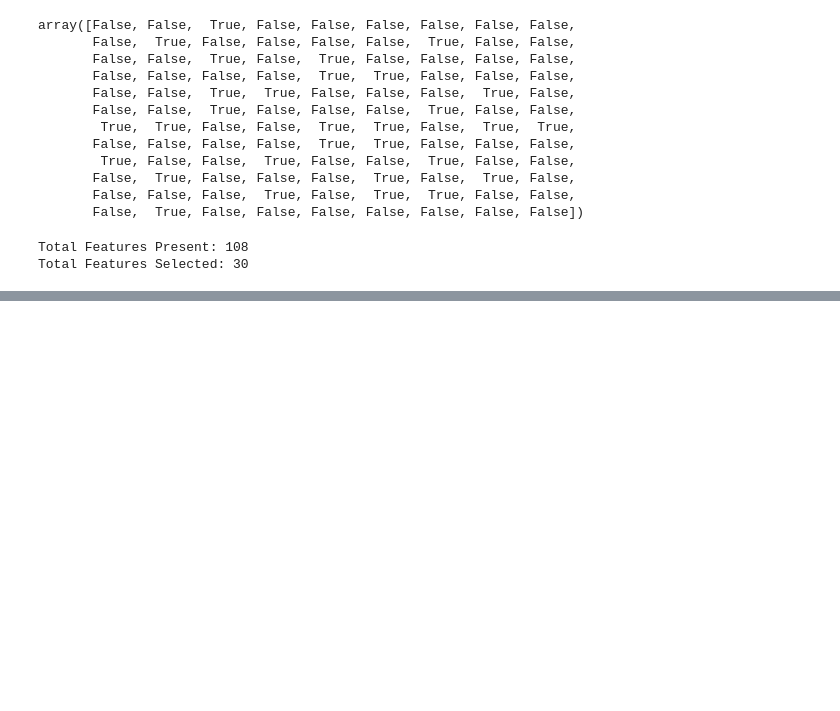
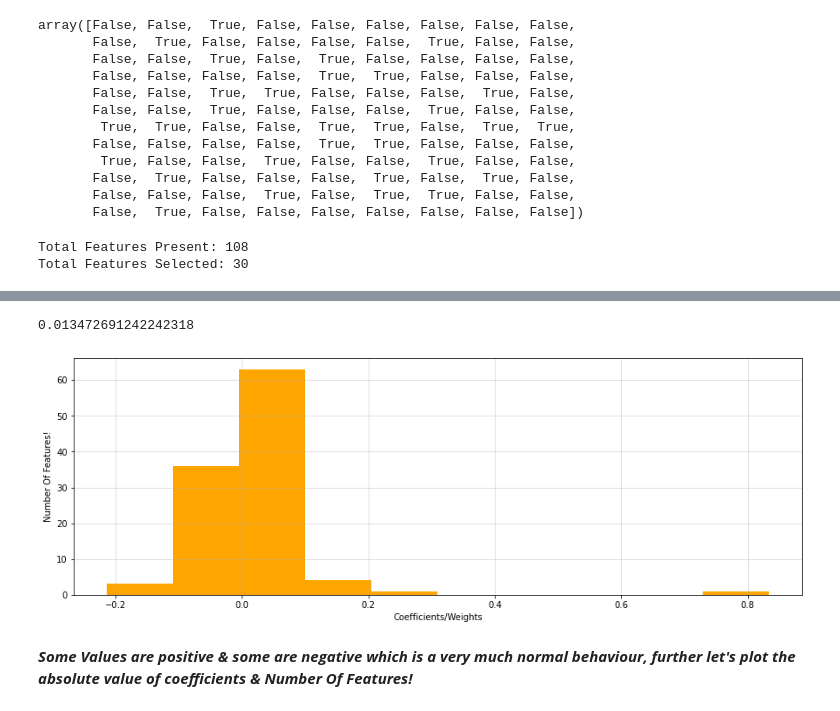
Before and after one commit to HarshitDawar55/Feature-Selection, a Jupyter notebook: Embedded Methods/Using Regression Coefficients/Logistic Regression Coefficients for Feature Selection.ipynb, the cells around one changed output, grey strips where cells are left out. Cells and saved outputs as stored; diff of their text form; code cells hidden in the pictures; blank space fills up the shorter version.

Commit message:
Coefficients Normal dist Done!

```diff
--- a/Embedded Methods/Using Regression Coefficients/Logistic Regression Coefficients for Feature Selection.ipynb
+++ b/Embedded Methods/Using Regression Coefficients/Logistic Regression Coefficients for Feature Selection.ipynb
@@ -148,0 +149,18 @@ array([[ 1.63169304e-02, -1.77518722e-02,  1.93080811e-01,
+# %%
+# Calcualting the Mean of the Features Weights or Coefficients
+
+Feature_Selector.estimator_.coef_.mean()
+# %% [output]
+0.013472691242242318
+# %%
+# Plotting the Histogram of the Coefficients Distribution!
+
+pd.Series(Feature_Selector.estimator_.coef_.ravel()).plot.hist(figsize = (15, 5), color = "orange")
+plt.xlabel("Coefficients/Weights")
+plt.ylabel("Number Of Features!")
+plt.grid(axis = "both", alpha = 0.5, animated = True)
+plt.show()
+# %% [output]
+[figure, added]
+# %% [markdown]
+***Some Values are positive & some are negative which is a very much normal behaviour, further let's plot the absolute value of coefficients & Number Of Features!***
```
Also changed, not shown: parts of 3 cells of this notebook.
